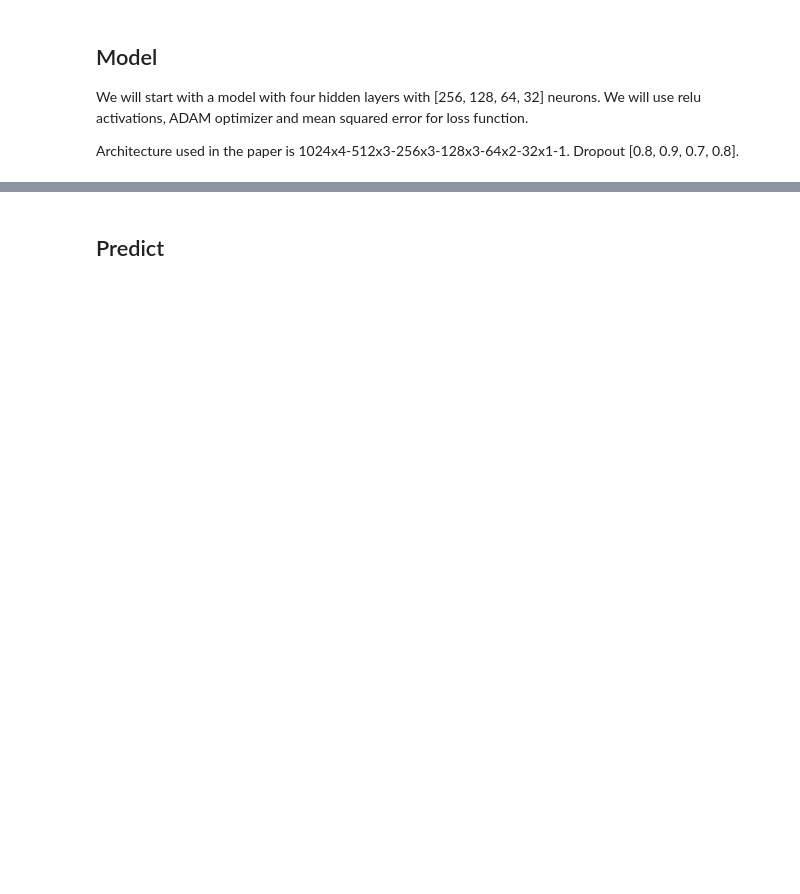
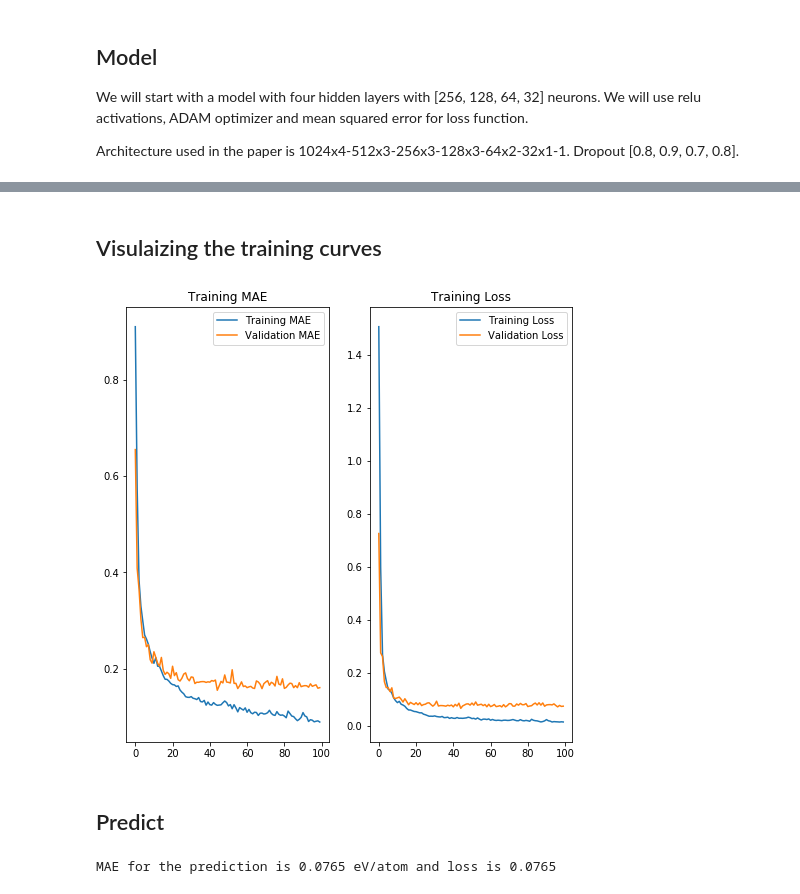
Before and after one commit to balaranjan/ml_tutorial_intro, a Jupyter notebook: Predict_Formation_Energy.ipynb, the cells around one changed output, grey strips where cells are left out. Drawn from its saved outputs; the diff is of its cells as text; code cells hidden in the pictures; blank space fills up the shorter version.

```diff
--- a/Predict_Formation_Energy.ipynb
+++ b/Predict_Formation_Energy.ipynb
@@ -92,20 +144,20 @@ Architecture used in the paper is 1024x4-512x3-256x3-128x3-64x2-32x1-1. Dropout
 # %%
 model = Sequential([
     Dense(1024, input_shape=(86,), activation='relu'),
-    Dense(1024, activation='relu'),
-    Dense(1024, activation='relu'),
-    Dense(1024, activation='relu'),
+#     Dense(1024, activation='relu'),
+#     Dense(1024, activation='relu'),
+#     Dense(1024, activation='relu'),
     Dropout(1-0.8),
-    Dense(512, activation='relu'),
-    Dense(512, activation='relu'),
+#     Dense(512, activation='relu'),
+#     Dense(512, activation='relu'),
     Dense(512, activation='relu'),
     Dropout(1-0.9),
-    Dense(256, activation='relu'),
-    Dense(256, activation='relu'),
+#     Dense(256, activation='relu'),
+#     Dense(256, activation='relu'),
     Dense(256, activation='relu'),
     Dropout(1-0.7),
-    Dense(128, activation='relu'),
-    Dense(128, activation='relu'),
+#     Dense(128, activation='relu'),
+#     Dense(128, activation='relu'),
     Dense(128, activation='relu'),
     Dropout(1-0.8),
     Dense(64, activation='relu'),
@@ -122,2 +192,3 @@ model.summary()
 # %%
-model.fit(x=X_train[:1024], y=y_train[:1024], batch_size=32, validation_split=0.1, verbose=2, epochs=100)
+epochs = 100
+history = model.fit(x=X_train[:4096], y=y_train[:4096], batch_size=32, validation_split=0.1, verbose=2, epochs=epochs)
@@ -124,2 +213,37 @@ model.fit(x=X_train[:1024], y=y_train[:1024], batch_size=32, validation_split=0.
+# %% [markdown]
+## Visulaizing the training curves
+# %%
+acc = history.history['mae']
+val_acc = history.history['val_mae']
+
+loss = history.history['loss']
+val_loss = history.history['val_loss']
+
+epochs_range = range(epochs)
+
+plt.figure(figsize=(8, 8))
+plt.subplot(1, 2, 1)
+plt.plot(epochs_range, acc, label='Training MAE')
+plt.plot(epochs_range, val_acc, label='Validation MAE')
+plt.legend(loc='upper right')
+plt.title('Training MAE')
+
+plt.subplot(1, 2, 2)
+plt.plot(epochs_range, loss, label='Training Loss')
+plt.plot(epochs_range, val_loss, label='Validation Loss')
+plt.legend(loc='upper right')
+plt.title('Training Loss')
+plt.show()
+# %% [output]
+[figure, added]
 # %% [markdown]
 ## Predict
+# %%
+y_pred = model.predict(X_test[:256])
+
+mse = mean_squared_error(y_test[:256], y_pred)
+mae = mean_squared_error(y_test[:256], y_pred)
+
+print('MAE for the prediction is {0} eV/atom and loss is {1}'.format(round(mae, 4), round(mse, 4)))
+# %% [output]
+MAE for the prediction is 0.0765 eV/atom and loss is 0.0765
```
Also changed, not shown: parts of 12 cells of this notebook, 2 other files.
